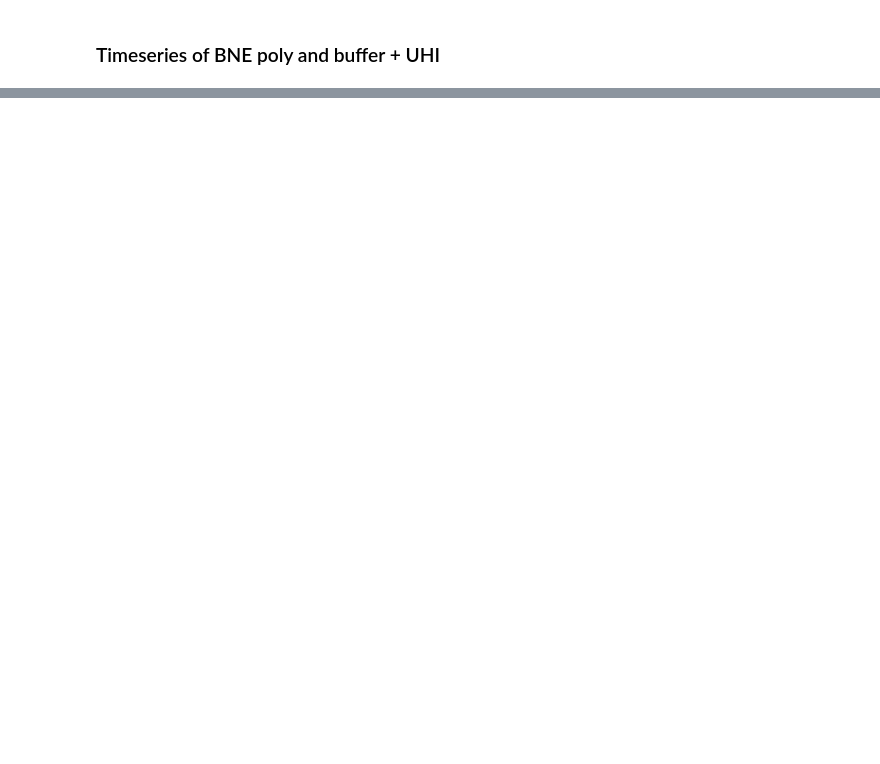
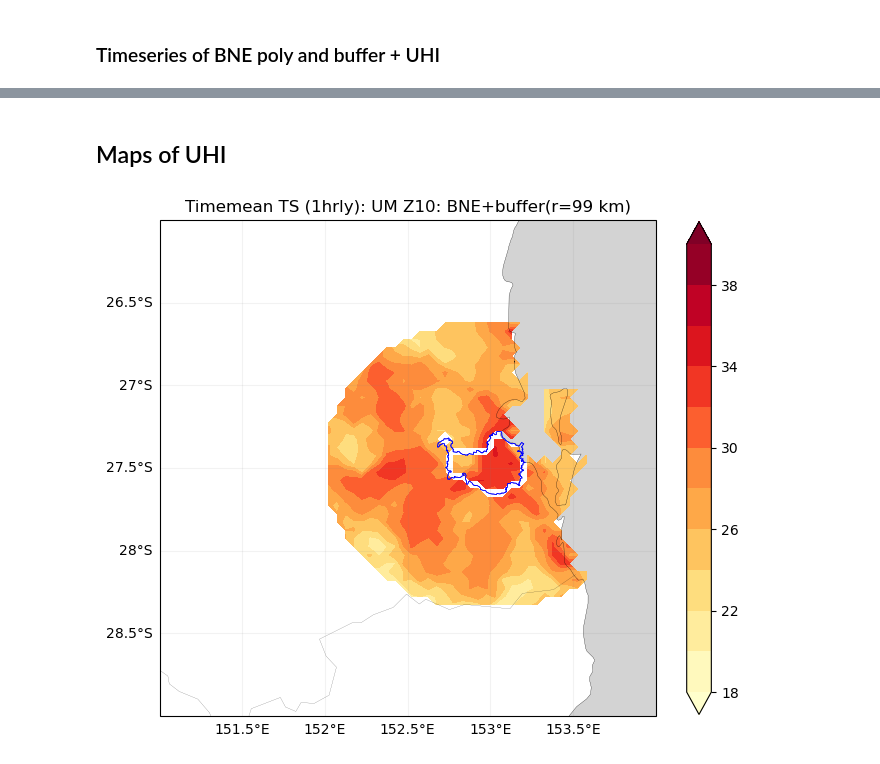
Before and after one commit to 21centuryweather/hk25-CityCirc, a Jupyter notebook: BNE_UHI_Signal.ipynb, the cells around one changed output, grey strips where cells are left out. Saved outputs shown, nothing was run; the diff lists cells and outputs as text; code cells hidden in the pictures; blank space fills up the shorter version.

```diff
--- a/BNE_UHI_Signal.ipynb
+++ b/BNE_UHI_Signal.ipynb
@@ -495,0 +498,28 @@ plt.savefig('TS_BNE_UHI.png', dpi=200, bbox_inches='tight')
+# %% [markdown]
+## Maps of UHI
+# %%
+levs=np.arange(18,41,2)
+fig, ax = plt.subplots(figsize=(8, 8), subplot_kw={'projection': ccrs.PlateCarree()})
+ax.coastlines(linewidth=0.2)
+ax.add_feature(states_provinces, linewidth=0.1)
+ax.add_feature(cf.OCEAN, facecolor='lightgray')
+bne_boundary = ShapelyFeature([bne_geometry], ccrs.PlateCarree(), edgecolor='blue', facecolor='none', linestyle='-', linewidth=0.5)
+ax.add_feature(bne_boundary)
+ax.set_extent([151,154, -29, -26], ccrs.PlateCarree())
+gl=ax.gridlines(alpha=0.1, draw_labels=True, color='gray')
+gl.top_labels = False
+gl.right_labels = False
+
+# Tokyo boundary
+ax.add_feature(bne_boundary)
+cm=ax.contourf(ts_buff.lon, ts_buff.lat, ts_buff.mean('time')-273.15, cmap='YlOrRd',
+               levels=levs, extend='both', transform=ccrs.PlateCarree())
+cm=ax.contourf(ts_BNE_poly.lon, ts_BNE_poly.lat, ts_BNE_poly.mean('time')-273.15, cmap='YlOrRd',
+               levels=levs, extend='both', transform=ccrs.PlateCarree())
+plt.colorbar(cm, shrink=0.8)
+plt.title('Timemean TS (1hrly): UM Z10: BNE+buffer(r=%.0f km)' %(rad_buff))
+
+os.chdir('%s' %(plot_path))
+plt.savefig('TS_timemean_BNE.png', dpi=200, bbox_inches='tight')
+# %% [output]
+[figure, added]
```
Also changed, not shown: parts of 21 cells of this notebook, 8 other files.
